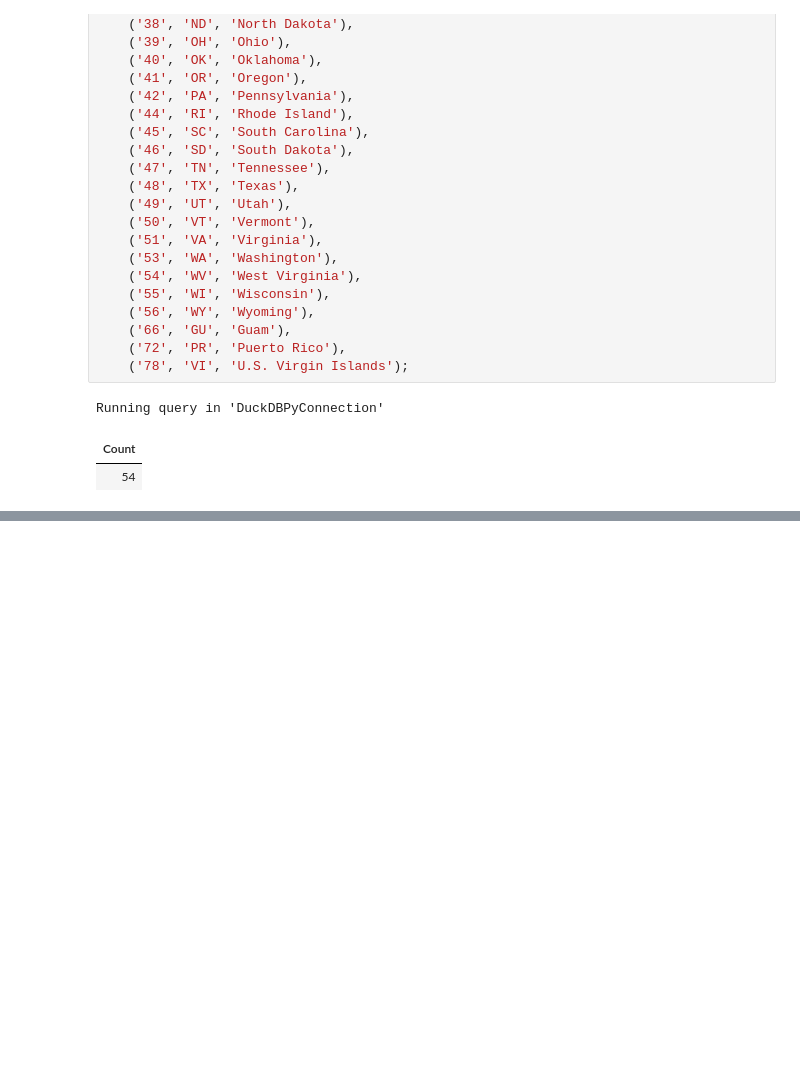
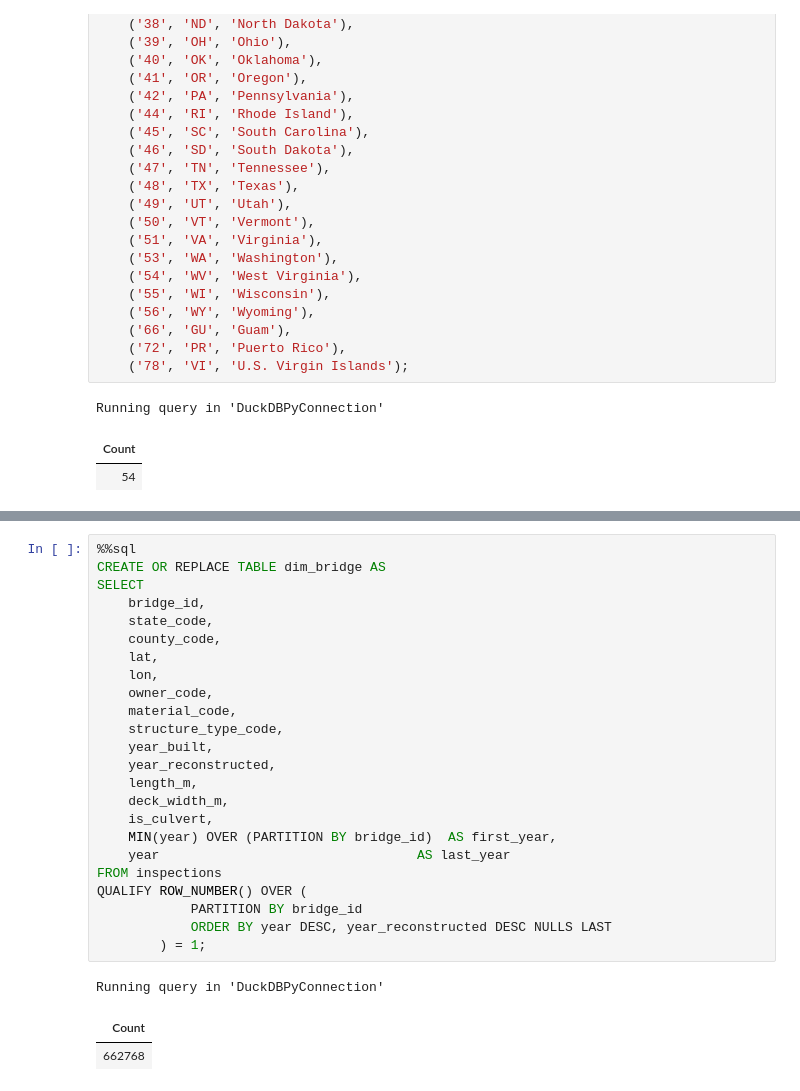
Before and after one commit to AHichem/bridge-deterioration-nbi, a Jupyter notebook: notebooks/02_sql_model.ipynb, the cells around one changed output, grey strips where cells are left out. Drawn from its saved outputs; the diff is of its cells as text; blank space fills up the shorter version.

```diff
--- a/notebooks/02_sql_model.ipynb
+++ b/notebooks/02_sql_model.ipynb
@@ -601,3 +514,31 @@ ORDER BY n_rows DESC;
 # %% [output]
 Running query in 'DuckDBPyConnection'
 | state_code | n_rows |
+# %%
+%%sql
+CREATE OR REPLACE TABLE dim_bridge AS
+SELECT
+    bridge_id,
+    state_code,
+    county_code,
+    lat,
+    lon,
+    owner_code,
+    material_code,
+    structure_type_code,
+    year_built,
+    year_reconstructed,
+    length_m,
+    deck_width_m,
+    is_culvert,
+    MIN(year) OVER (PARTITION BY bridge_id)  AS first_year,
+    year                                 AS last_year
+FROM inspections
+QUALIFY ROW_NUMBER() OVER (
+            PARTITION BY bridge_id
+            ORDER BY year DESC, year_reconstructed DESC NULLS LAST
+        ) = 1;
+# %% [output]
+Running query in 'DuckDBPyConnection'
+| Count |
+| 662768 |
```
Also changed, not shown: parts of 6 cells of this notebook.
